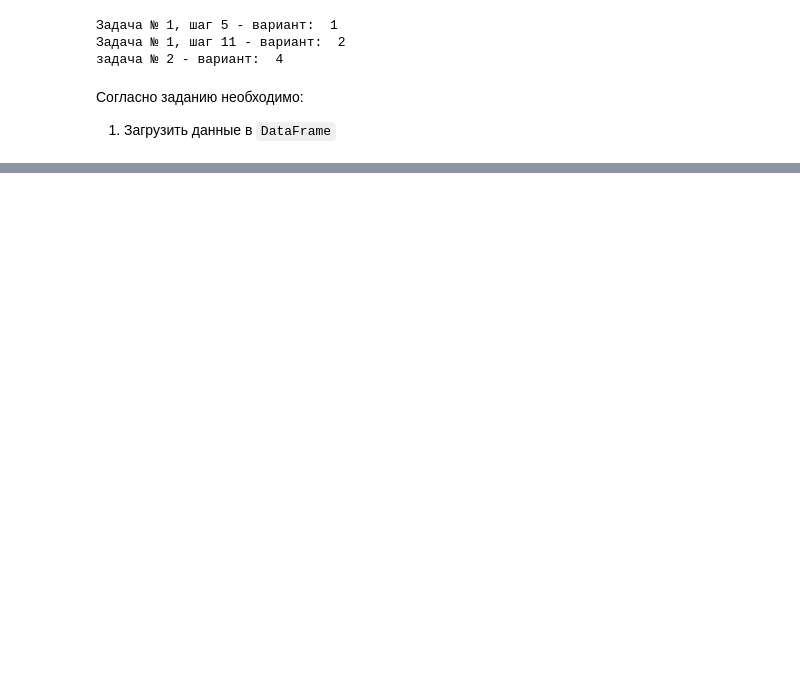
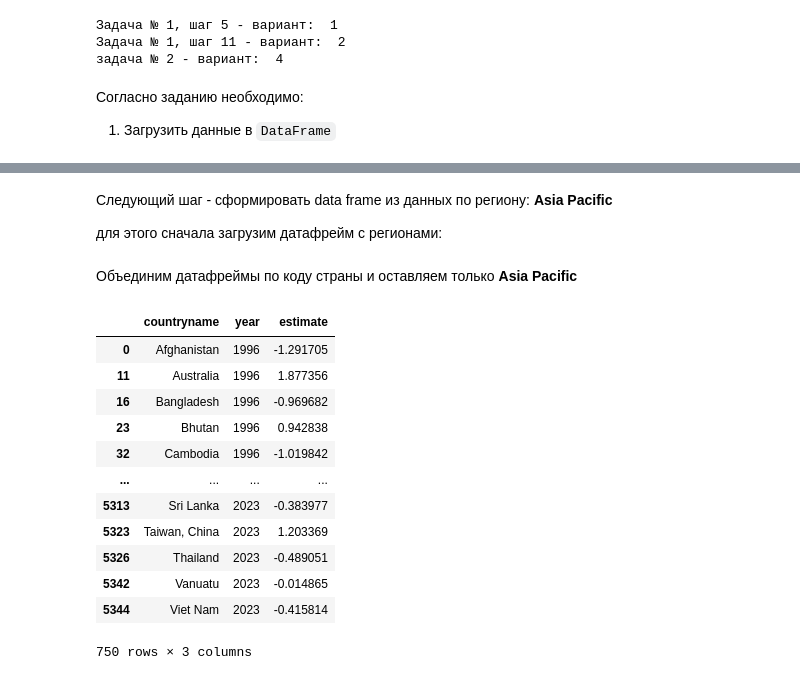
Before and after one commit to SARWX/mlmethods, a Jupyter notebook: task1.ipynb, the cells around one changed output, grey strips where cells are left out. Cells and saved outputs as stored; diff of their text form; code cells hidden in the pictures; blank space fills up the shorter version.

```diff
--- a/task1.ipynb
+++ b/task1.ipynb
@@ -30,0 +26,9 @@ df1 = pd.read_excel("./data/wgidataset.xlsx")
+# %%
+# Загружаем данные
+df1 = pd.read_excel("./data/wgidataset.xlsx")
+
+# Оставим только Control of Corruption
+df1 = df1[df1['indicator'] == 'cc']
+
+# Заменяем все значения ".." на NaN
+df1.replace('..', pd.NA, inplace=True)
@@ -62,0 +68,5 @@ plt.show()
+# %% [markdown]
+Следующий шаг - сформировать data frame из данных по региону:
+**Asia Pacific**
+
+для этого сначала загрузим датафрейм с регионами:
@@ -62,0 +75,28 @@ plt.show()
+# %% [markdown]
+Объединим датафреймы по коду страны
+и оставляем только **Asia Pacific**
+# %%
+df_merged = df1.merge(df_regions, left_on="code",
+                      right_on="Code", how="left")
+df_merged = df_merged.dropna(subset=['Region'])
+df_asia_pacific = df_merged[
+    (df_merged["Region"] == "AP") &
+    (df_merged["year"].between(1996, 2023))
+][["countryname", "year", "estimate"]]
+
+
+df_asia_pacific
+# %% [output]
+|  | countryname | year | estimate |
+| 0 | Afghanistan | 1996 | -1.291705 |
+| 11 | Australia | 1996 | 1.877356 |
+| 16 | Bangladesh | 1996 | -0.969682 |
+| 23 | Bhutan | 1996 | 0.942838 |
+| 32 | Cambodia | 1996 | -1.019842 |
+| ... | ... | ... | ... |
+| 5313 | Sri Lanka | 2023 | -0.383977 |
+| 5323 | Taiwan, China | 2023 | 1.203369 |
+| 5326 | Thailand | 2023 | -0.489051 |
+| 5342 | Vanuatu | 2023 | -0.014865 |
+| 5344 | Viet Nam | 2023 | -0.415814 |
+750 rows × 3 columns
```
Also changed, not shown: parts of 15 cells of this notebook.
